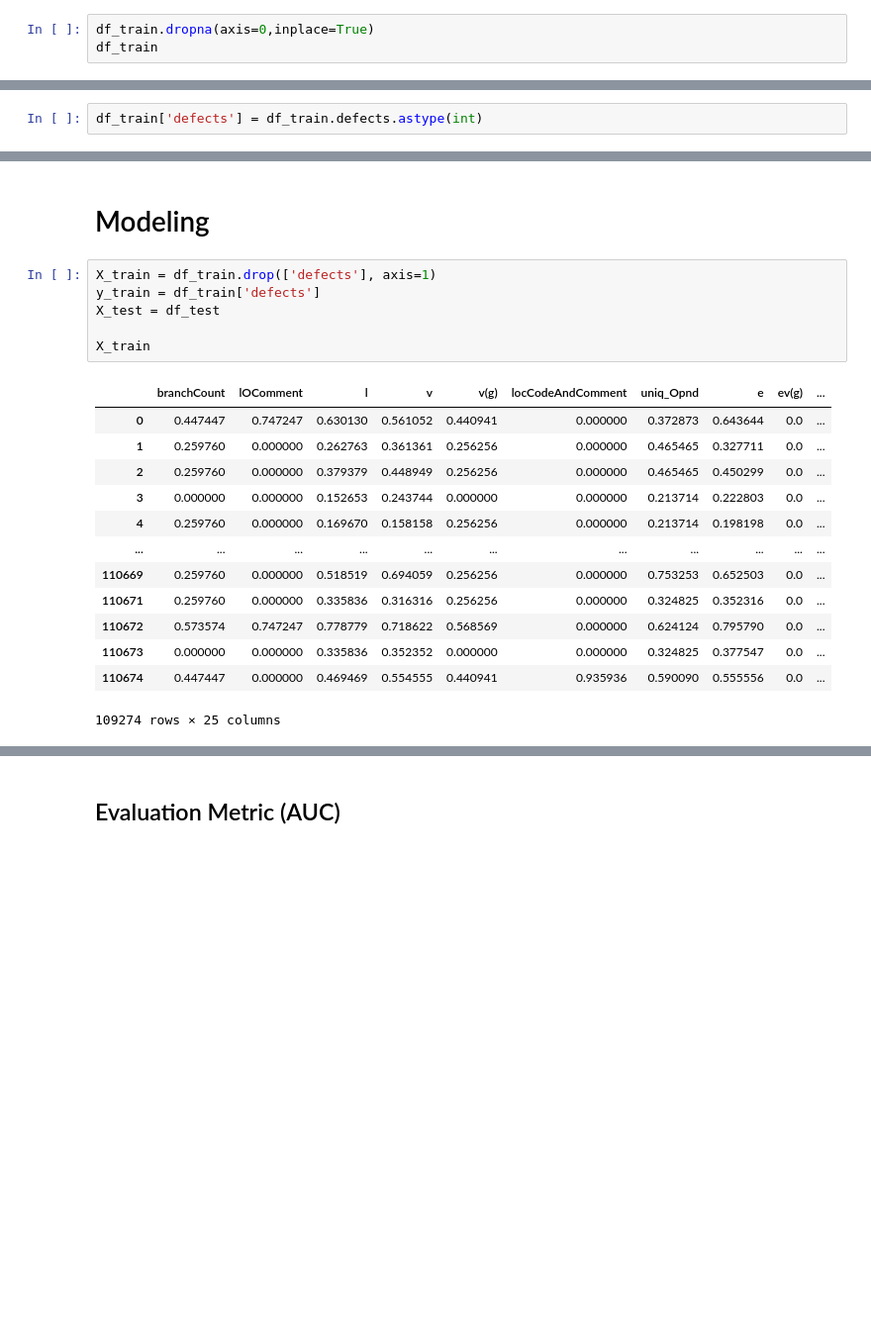
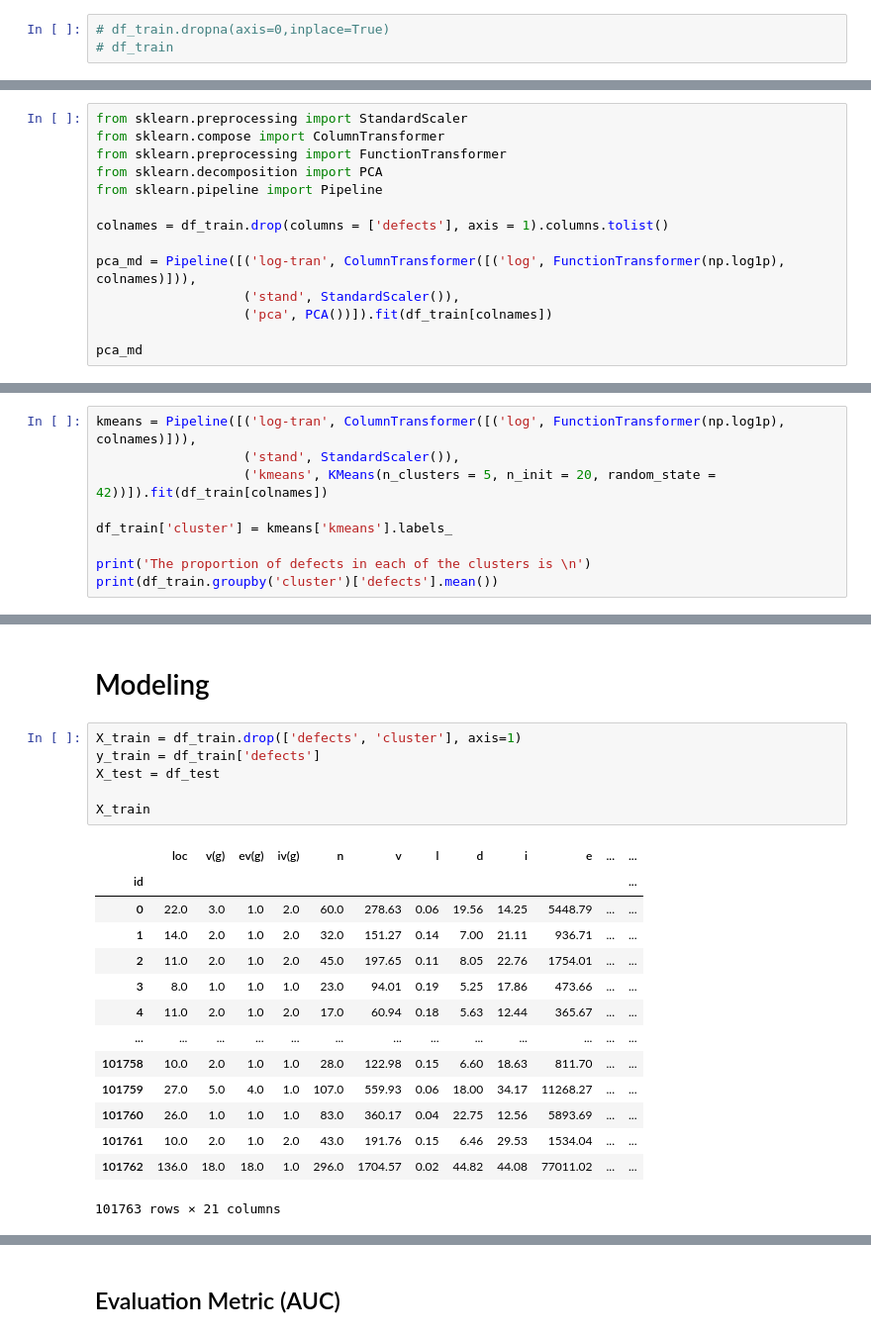
Before and after one commit to sungyongcho/kaggle_playground, a Jupyter notebook: base_final.ipynb, the cells around one changed output, grey strips where cells are left out. Shown: that part at 99% size. Saved outputs shown, nothing was run; the diff lists cells and outputs as text; blank space fills up the shorter version.

```diff
--- a/base_final.ipynb
+++ b/base_final.ipynb
@@ -79,8 +84,8 @@ device = torch.device(0) if torch.cuda.is_available() else torch.device("cpu")
 # %% [markdown]
 ## drop N/A
 # %%
-df_train.dropna(axis=0,inplace=True)
-df_train
+# df_train.dropna(axis=0,inplace=True)
+# df_train
 # %% [output]
 |  | branchCount | lOComment | l | v | v(g) | locCodeAndComment | uniq_Opnd | e | ev(g) | ... |
 | 0 | 0.447447 | 0.747247 | 0.369870 | 0.561052 | 0.440941 | 0.000000 | 0.372873 | 0.643644 | 0.0 | ... |
@@ -118,5 +123,3 @@ for col in df_train.columns:
-# %%
-df_train['defects'] = df_train.defects.astype(int)
 # %%
 df_test['l']  = 1.0 - df_test['l']
 df_train['l'] = 1.0 - df_train['l']
@@ -138,0 +145,14 @@ df_train.dropna(axis=0,inplace=True)
+# %%
+from sklearn.preprocessing import StandardScaler
+from sklearn.compose import ColumnTransformer
+from sklearn.preprocessing import FunctionTransformer
+from sklearn.decomposition import PCA
+from sklearn.pipeline import Pipeline
+
+colnames = df_train.drop(columns = ['defects'], axis = 1).columns.tolist()
+
+pca_md = Pipeline([('log-tran', ColumnTransformer([('log', FunctionTransformer(np.log1p), colnames)])),
+                   ('stand', StandardScaler()),
+                   ('pca', PCA())]).fit(df_train[colnames])
+
+pca_md
@@ -138,0 +194,9 @@ df_train.dropna(axis=0,inplace=True)
+# %%
+kmeans = Pipeline([('log-tran', ColumnTransformer([('log', FunctionTransformer(np.log1p), colnames)])),
+                   ('stand', StandardScaler()),
+                   ('kmeans', KMeans(n_clusters = 5, n_init = 20, random_state = 42))]).fit(df_train[colnames])
+
+df_train['cluster'] = kmeans['kmeans'].labels_
+
+print('The proportion of defects in each of the clusters is \n')
+print(df_train.groupby('cluster')['defects'].mean())
@@ -139,22 +233,23 @@ df_train.dropna(axis=0,inplace=True)
 # %% [markdown]
 # Modeling
 # %%
-X_train = df_train.drop(['defects'], axis=1)
+X_train = df_train.drop(['defects', 'cluster'], axis=1)
 y_train = df_train['defects']
 X_test = df_test
 
 X_train
 # %% [output]
-|  | branchCount | lOComment | l | v | v(g) | locCodeAndComment | uniq_Opnd | e | ev(g) | ... |
-| 0 | 0.447447 | 0.747247 | 0.630130 | 0.561052 | 0.440941 | 0.000000 | 0.372873 | 0.643644 | 0.0 | ... |
-| 1 | 0.259760 | 0.000000 | 0.262763 | 0.361361 | 0.256256 | 0.000000 | 0.465465 | 0.327711 | 0.0 | ... |
-| 2 | 0.259760 | 0.000000 | 0.379379 | 0.448949 | 0.256256 | 0.000000 | 0.465465 | 0.450299 | 0.0 | ... |
-| 3 | 0.000000 | 0.000000 | 0.152653 | 0.243744 | 0.000000 | 0.000000 | 0.213714 | 0.222803 | 0.0 | ... |
-| 4 | 0.259760 | 0.000000 | 0.169670 | 0.158158 | 0.256256 | 0.000000 | 0.213714 | 0.198198 | 0.0 | ... |
-| ... | ... | ... | ... | ... | ... | ... | ... | ... | ... | ... |
-| 110669 | 0.259760 | 0.000000 | 0.518519 | 0.694059 | 0.256256 | 0.000000 | 0.753253 | 0.652503 | 0.0 | ... |
-| 110671 | 0.259760 | 0.000000 | 0.335836 | 0.316316 | 0.256256 | 0.000000 | 0.324825 | 0.352316 | 0.0 | ... |
-| 110672 | 0.573574 | 0.747247 | 0.778779 | 0.718622 | 0.568569 | 0.000000 | 0.624124 | 0.795790 | 0.0 | ... |
-| 110673 | 0.000000 | 0.000000 | 0.335836 | 0.352352 | 0.000000 | 0.000000 | 0.324825 | 0.377547 | 0.0 | ... |
-| 110674 | 0.447447 | 0.000000 | 0.469469 | 0.554555 | 0.440941 | 0.935936 | 0.590090 | 0.555556 | 0.0 | ... |
+|  | loc | v(g) | ev(g) | iv(g) | n | v | l | d | i | e | ... | ... |
+| id |  |  |  |  |  |  |  |  |  |  |  | ... |
+| 0 | 22.0 | 3.0 | 1.0 | 2.0 | 60.0 | 278.63 | 0.06 | 19.56 | 14.25 | 5448.79 | ... | ... |
+| 1 | 14.0 | 2.0 | 1.0 | 2.0 | 32.0 | 151.27 | 0.14 | 7.00 | 21.11 | 936.71 | ... | ... |
+| 2 | 11.0 | 2.0 | 1.0 | 2.0 | 45.0 | 197.65 | 0.11 | 8.05 | 22.76 | 1754.01 | ... | ... |
+| 3 | 8.0 | 1.0 | 1.0 | 1.0 | 23.0 | 94.01 | 0.19 | 5.25 | 17.86 | 473.66 | ... | ... |
+| 4 | 11.0 | 2.0 | 1.0 | 2.0 | 17.0 | 60.94 | 0.18 | 5.63 | 12.44 | 365.67 | ... | ... |
+| ... | ... | ... | ... | ... | ... | ... | ... | ... | ... | ... | ... | ... |
+| 101758 | 10.0 | 2.0 | 1.0 | 1.0 | 28.0 | 122.98 | 0.15 | 6.60 | 18.63 | 811.70 | ... | ... |
+| 101759 | 27.0 | 5.0 | 4.0 | 1.0 | 107.0 | 559.93 | 0.06 | 18.00 | 34.17 | 11268.27 | ... | ... |
+| 101760 | 26.0 | 1.0 | 1.0 | 1.0 | 83.0 | 360.17 | 0.04 | 22.75 | 12.56 | 5893.69 | ... | ... |
+| 101761 | 10.0 | 2.0 | 1.0 | 2.0 | 43.0 | 191.76 | 0.15 | 6.46 | 29.53 | 1534.04 | ... | ... |
+| 101762 | 136.0 | 18.0 | 18.0 | 1.0 | 296.0 | 1704.57 | 0.02 | 44.82 | 44.08 | 77011.02 | ... | ... |
-109274 rows × 25 columns
+101763 rows × 21 columns
```
Also changed, not shown: parts of 21 cells of this notebook, 9 other files.
